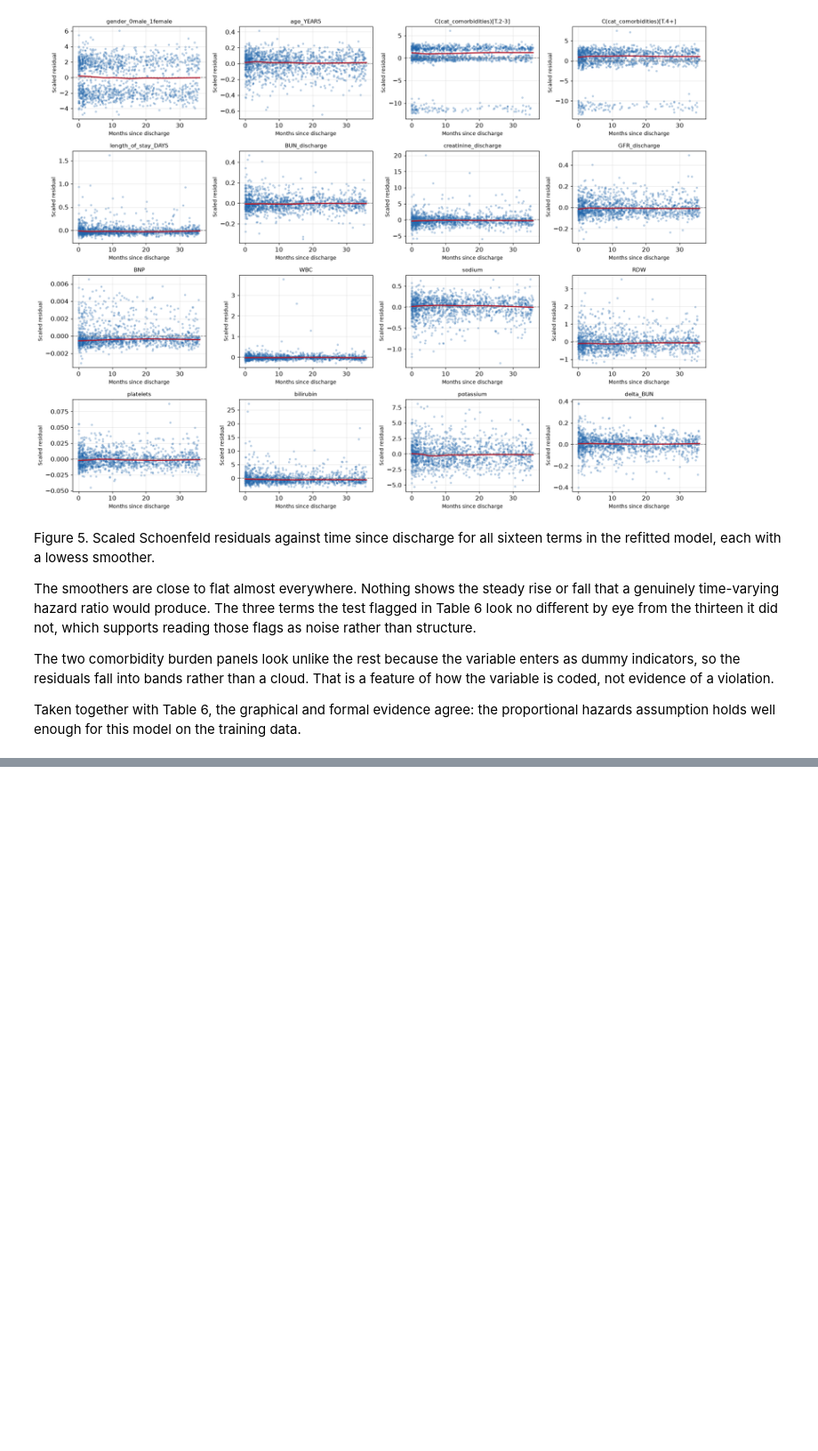
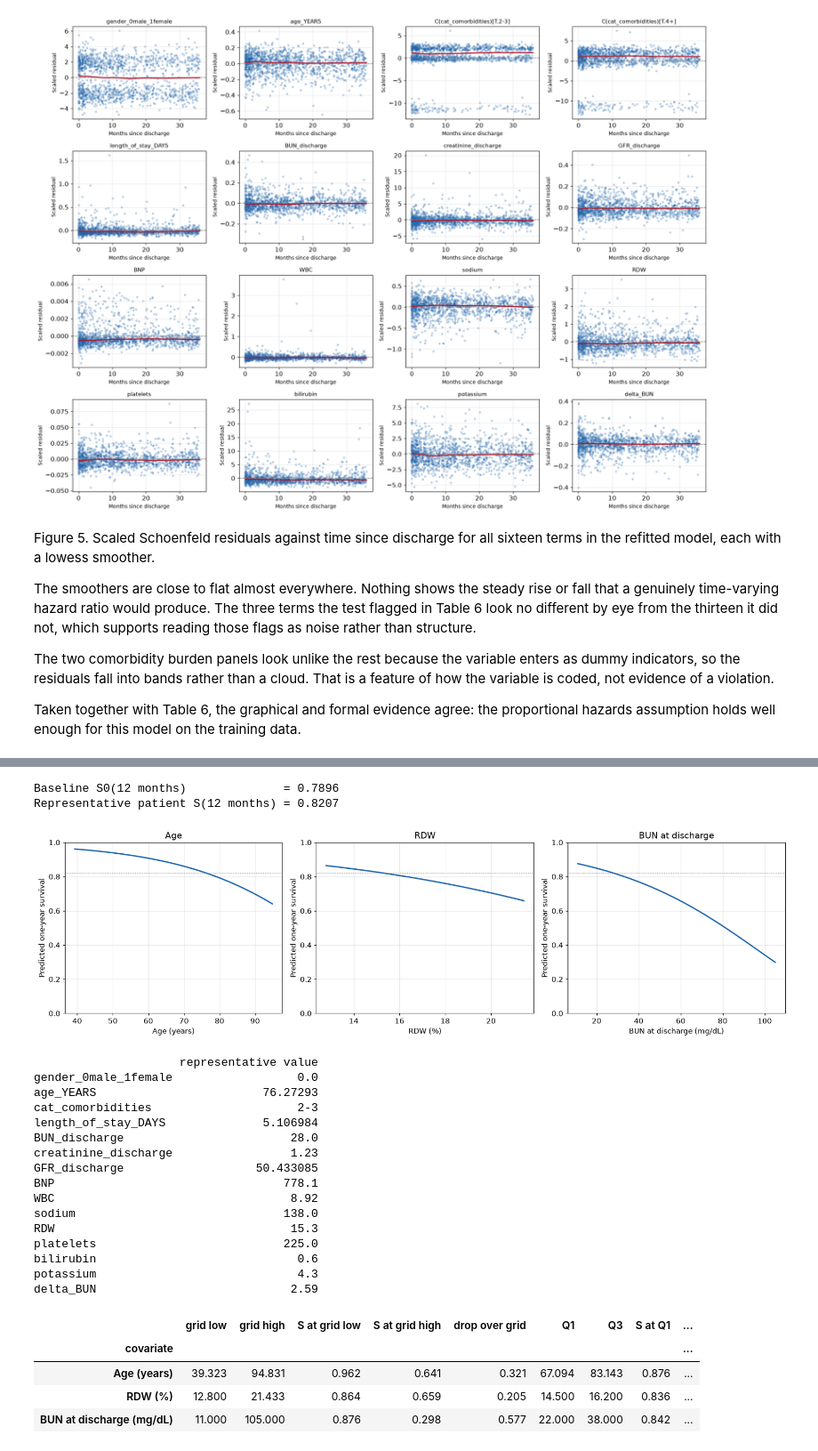
Before and after one commit to Mormorfor/SAML_project, a Jupyter notebook: Final Project/final_proj.ipynb, the cells around one changed output, grey strips where cells are left out. Shown at 89% size. Drawn from its saved outputs; the diff is of its cells as text; code cells hidden in the pictures; blank space fills up the shorter version.

```diff
--- a/Final Project/final_proj.ipynb
+++ b/Final Project/final_proj.ipynb
@@ -807,0 +821,74 @@ Taken together with Table 6, the graphical and formal evidence agree: the propor
+# %%
+PLOT_COVARIATES = {
+    "age_YEARS": "Age (years)",
+    "RDW": "RDW (%)",
+    "BUN_discharge": "BUN at discharge (mg/dL)",
+}
+
+base_train = representative_row(train_df, MODEL_VARS)
+plot_grids = {}
+for covariate in PLOT_COVARIATES:
+    low, high = train_df[covariate].quantile([0.01, 0.99])
+    plot_grids[covariate] = np.linspace(low, high, 120)
+
+baseline = cox_train.baseline_survival_
+s0_year = baseline[baseline.index <= HORIZON].iloc[-1, 0]
+s_rep = float(cox_train.predict_survival_function(base_train, times=[HORIZON]).iloc[0, 0])
+print(f"Baseline S0(12 months)              = {s0_year:.4f}")
+print(f"Representative patient S(12 months) = {s_rep:.4f}")
+
+summary_rows = []
+fig, axes = plt.subplots(1, 3, figsize=(16.0, 4.6))
+for ax, (covariate, label) in zip(axes, PLOT_COVARIATES.items()):
+    grid = plot_grids[covariate]
+    curve = one_year_curve(cox_train, covariate, grid, base_train)
+    ax.plot(grid, curve, color="#2166ac", linewidth=2)
+    ax.axhline(s_rep, color="grey", linestyle=":", linewidth=1)
+    ax.set_xlabel(label)
+    ax.set_ylabel("Predicted one-year survival")
+    ax.set_title(label.split(" (")[0])
+    ax.set_ylim(0, 1)
+
+    q1, q3 = train_df[covariate].quantile([0.25, 0.75])
+    s_q1, s_q3 = one_year_curve(cox_train, covariate, np.array([q1, q3]), base_train)
+    summary_rows.append([label, grid[0], grid[-1], curve[0], curve[-1], curve[0] - curve[-1],
+                         q1, q3, s_q1, s_q3, s_q1 - s_q3])
+
+fig.tight_layout()
+fig.savefig(os.path.join(FIG_DIR, "fig6_cox_one_year.png"))
+plt.show()
+
+prediction_ranges = pd.DataFrame(summary_rows, columns=[
+    "covariate", "grid low", "grid high", "S at grid low", "S at grid high", "drop over grid",
+    "Q1", "Q3", "S at Q1", "S at Q3", "drop over IQR"]).set_index("covariate").round(3)
+prediction_ranges.to_csv(os.path.join(TAB_DIR, "table7_cox_prediction_ranges.csv"))
+
+print()
+print(base_train.T.rename(columns={0: "representative value"}).to_string())
+print()
+prediction_ranges
+# %% [output]
+Baseline S0(12 months)              = 0.7896
+Representative patient S(12 months) = 0.8207
+[figure, added]
+                     representative value
+gender_0male_1female                  0.0
+age_YEARS                        76.27293
+cat_comorbidities                     2-3
+length_of_stay_DAYS              5.106984
+BUN_discharge                        28.0
+creatinine_discharge                 1.23
+GFR_discharge                   50.433085
+BNP                                 778.1
+WBC                                  8.92
+sodium                              138.0
+RDW                                  15.3
+platelets                           225.0
+bilirubin                             0.6
+potassium                             4.3
+delta_BUN                            2.59
+|  | grid low | grid high | S at grid low | S at grid high | drop over grid | Q1 | Q3 | S at Q1 | ... |
+| covariate |  |  |  |  |  |  |  |  | ... |
+| Age (years) | 39.323 | 94.831 | 0.962 | 0.641 | 0.321 | 67.094 | 83.143 | 0.876 | ... |
+| RDW (%) | 12.800 | 21.433 | 0.864 | 0.659 | 0.205 | 14.500 | 16.200 | 0.836 | ... |
+| BUN at discharge (mg/dL) | 11.000 | 105.000 | 0.876 | 0.298 | 0.577 | 22.000 | 38.000 | 0.842 | ... |
```
Also changed, not shown: parts of 2 cells of this notebook, 1 other file.
